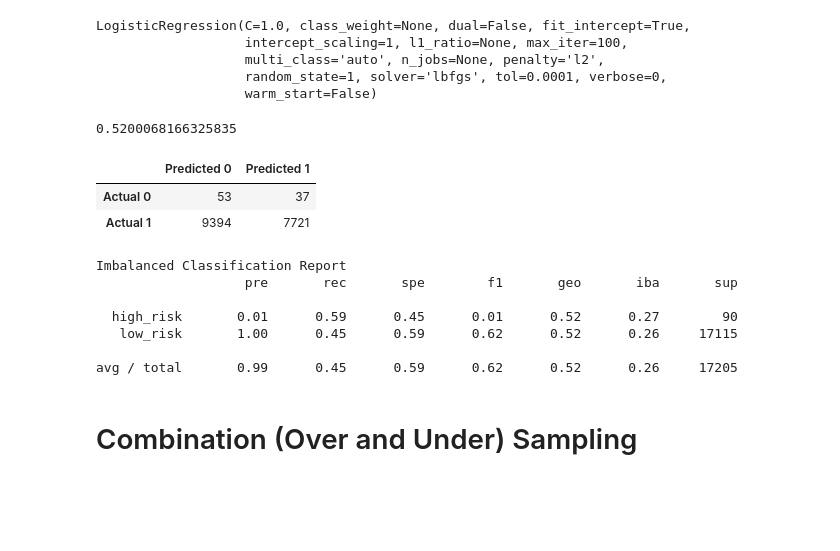
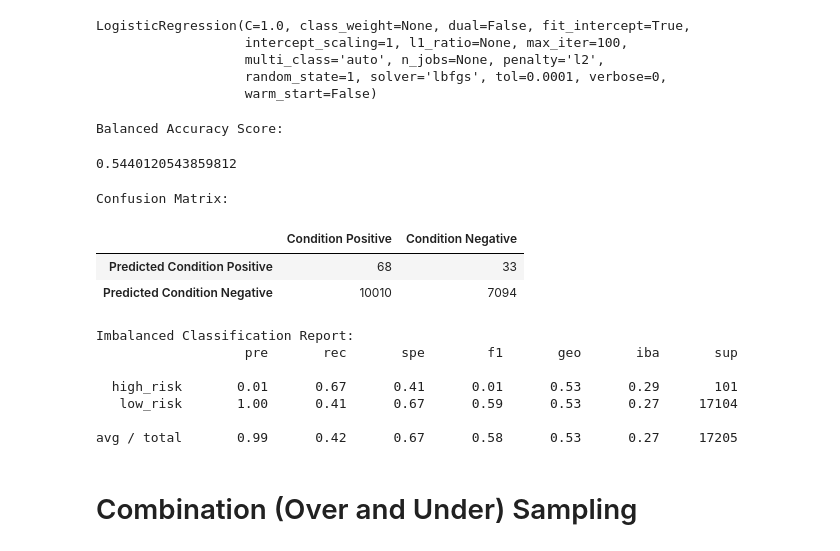
Before and after one commit to shayna-UT/assess_credit_risk, a Jupyter notebook: credit_risk_resampling.ipynb, the cells around one changed output. Drawn from its saved outputs; the diff is of its cells as text; code cells hidden in the pictures; blank space fills up the shorter version.

```diff
--- a/credit_risk_resampling.ipynb
+++ b/credit_risk_resampling.ipynb
@@ -276,33 +282,37 @@ LogisticRegression(C=1.0, class_weight=None, dual=False, fit_intercept=True,
 # %%
 # Calculated the balanced accuracy score
 y_pred = model.predict(X_test)
+print("Balanced Accuracy Score:")
 balanced_accuracy_score(y_test, y_pred)
 # %% [output]
-0.5200068166325835
+Balanced Accuracy Score:
+0.5440120543859812
 # %%
 # Display the confusion matrix
 cm = confusion_matrix(y_test, y_pred)
 cm_df = pd.DataFrame(
-   cm, index=["Actual 0", "Actual 1"],
-   columns=["Predicted 0", "Predicted 1"]
+   cm, index=["Predicted Condition Positive", "Predicted Condition Negative"],
+   columns=["Condition Positive", "Condition Negative"]
 )
+print("Confusion Matrix:")
 display(cm_df)
 # %% [output]
+Confusion Matrix:
-|  | Predicted 0 | Predicted 1 |
-| Actual 0 | 53 | 37 |
-| Actual 1 | 9394 | 7721 |
+|  | Condition Positive | Condition Negative |
+| Predicted Condition Positive | 68 | 33 |
+| Predicted Condition Negative | 10010 | 7094 |
 # %%
 # Print the imbalanced classification report
-print("Imbalanced Classification Report")
+print("Imbalanced Classification Report:")
 print(classification_report_imbalanced(y_test, y_pred))
 # %% [output]
-Imbalanced Classification Report
+Imbalanced Classification Report:
                    pre       rec       spe        f1       geo       iba       sup
 
-  high_risk       0.01      0.59      0.45      0.01      0.52      0.27        90
-   low_risk       1.00      0.45      0.59      0.62      0.52      0.26     17115
+  high_risk       0.01      0.67      0.41      0.01      0.53      0.29       101
+   low_risk       1.00      0.41      0.67      0.59      0.53      0.27     17104
 
-avg / total       0.99      0.45      0.59      0.62      0.52      0.26     17205
+avg / total       0.99      0.42      0.67      0.58      0.53      0.27     17205
 # %% [markdown]
 # Combination (Over and Under) Sampling
 # %%
```
Also changed, not shown: parts of 16 cells of this notebook.
